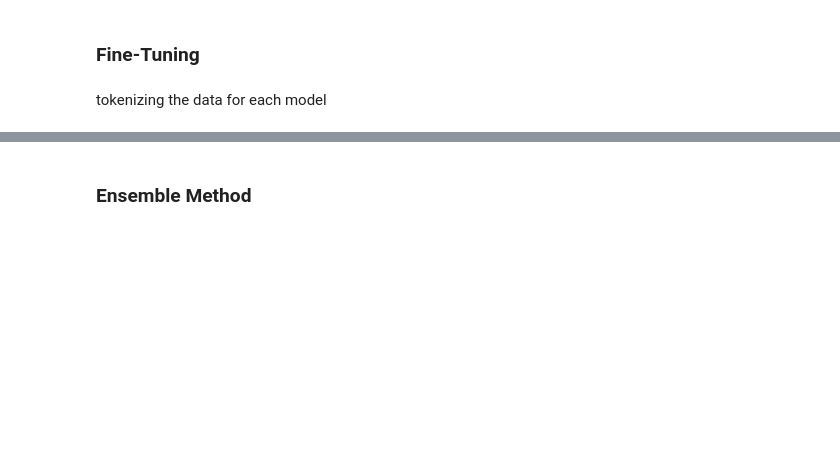
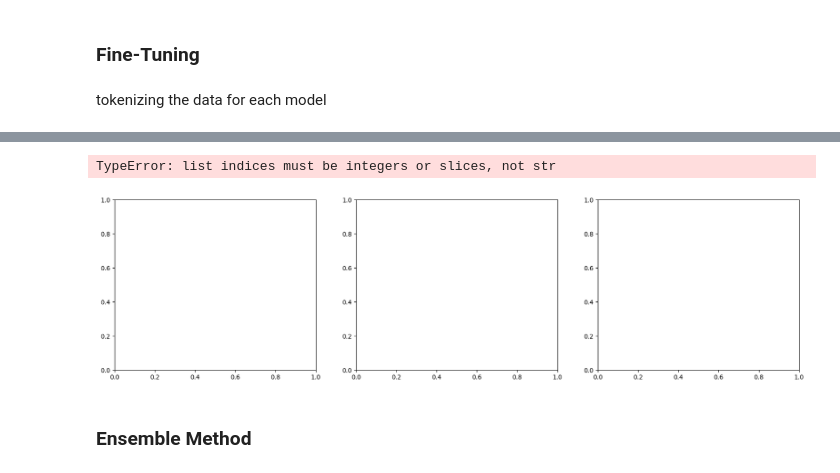
Before and after one commit to rusenbb/GPT-Detector, a Jupyter notebook: main.ipynb, the cells around one changed output, grey strips where cells are left out. Cells and saved outputs as stored; diff of their text form; code cells hidden in the pictures; blank space fills up the shorter version.

```diff
--- a/main.ipynb
+++ b/main.ipynb
@@ -265,3 +296,16 @@ Checkpoint destination directory ./results\checkpoint-500 already exists and is
+# %%
+# plotting the training history and validation loss
+fig, ax = plt.subplots(1, 3, figsize=(20, 5))
+for i, model_name in enumerate(model_names):
+    ax[i].plot(history[model_name]['eval_loss'], label="Validation loss", color='red')
+    ax[i].plot(history[model_name]['train_loss'], label="Training loss", color='blue')
+    ax[i].set_title(f"Validation loss for {model_name}")
+    ax[i].set_xlabel("Epoch")
+    ax[i].set_ylabel("Loss")
+    ax[i].grid()
+# %% [output]
+TypeError: list indices must be integers or slices, not str
+[figure, added]
 # %% [markdown]
 ### Ensemble Method
 # %%
```
Also changed, not shown: parts of 7 cells of this notebook.
